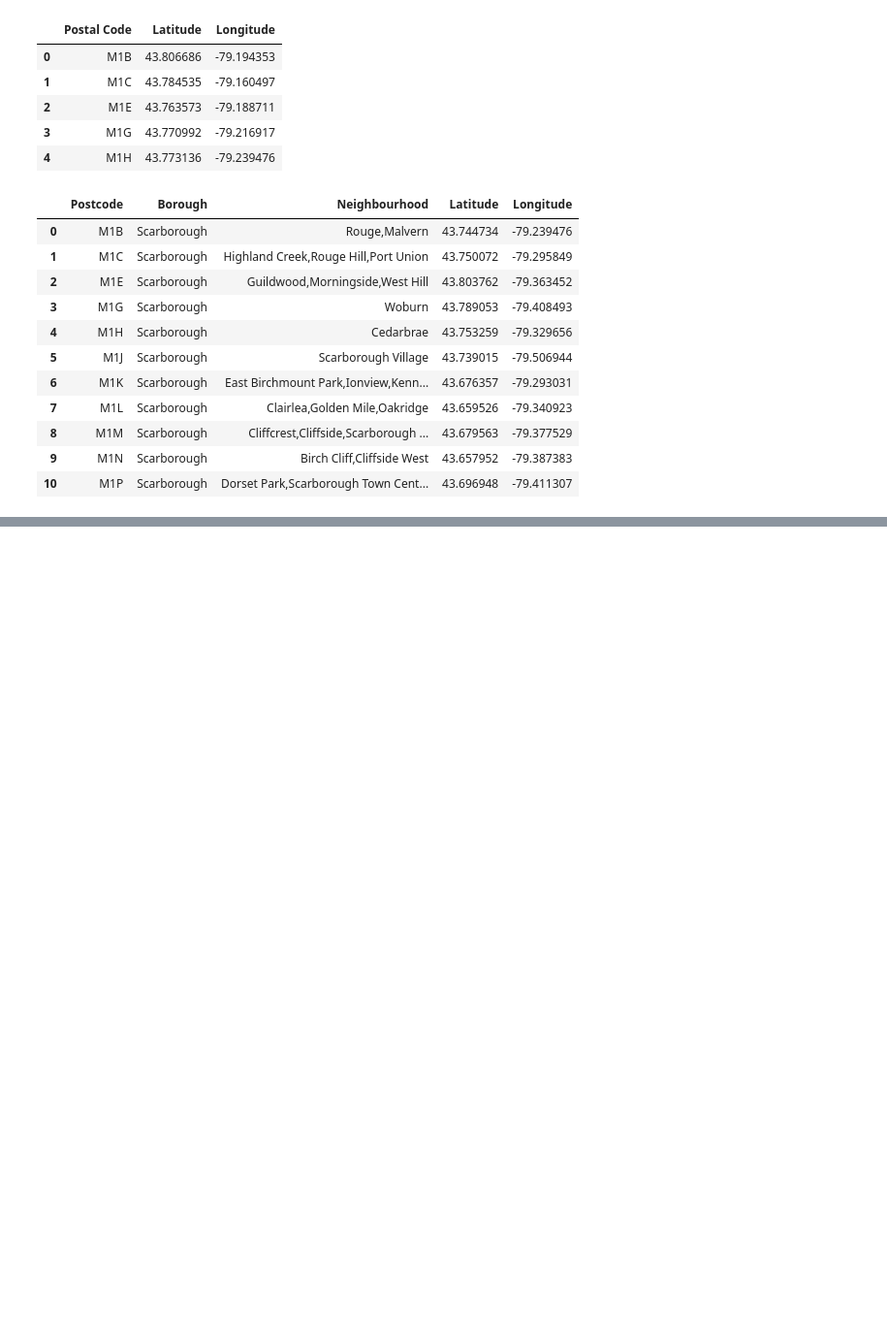
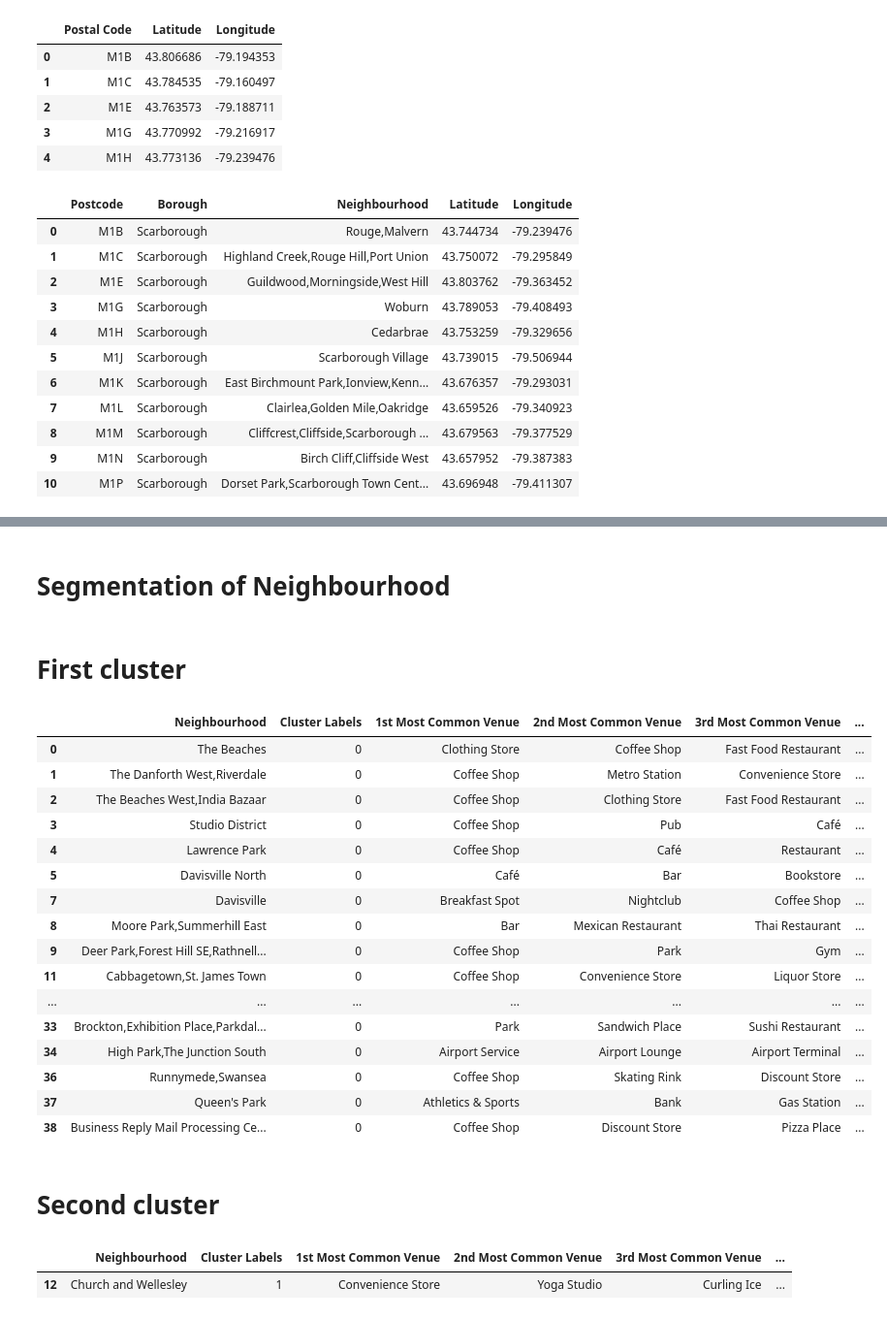
Before and after one commit to Akshata2889/Coursera_Capstone-, a Jupyter notebook: Segmentation and Clustering.ipynb, the cells around one changed output, grey strips where cells are left out. Shown: that part at 97% size. Cells and saved outputs as stored; diff of their text form; code cells hidden in the pictures; blank space fills up the shorter version.

```diff
--- a/Segmentation and Clustering.ipynb
+++ b/Segmentation and Clustering.ipynb
@@ -151,0 +406,22 @@ new_df.head(11)
+# %%
+import numpy as np
+
+num_top_venues = 10
+
+indicators = ['st', 'nd', 'rd']
+
+columns = ['Neighbourhood']
+for ind in np.arange(num_top_venues):
+    try:
+        columns.append('{}{} Most Common Venue'.format(ind+1, indicators[ind]))
+    except:
+        columns.append('{}th Most Common Venue'.format(ind+1))
+
+
+neighbourhood_venues_df = pd.DataFrame(columns=columns)
+neighbourhood_venues_df['Neighbourhood'] = toronto_grouped['Neighbourhood']
+
+for ind in np.arange(toronto_grouped.shape[0]):
+    neighbourhood_venues_df.iloc[ind, 1:] = return_most_common_venues(toronto_grouped.iloc[ind, :], num_top_venues)
+
+neighbourhood_venues_df.head()
@@ -151,0 +437,8 @@ new_df.head(11)
+# %%
+kclusters = 6
+
+toronto_neighbourhood_clustering = toronto_grouped.drop('Neighbourhood', 1)
+
+kmeans = KMeans(n_clusters=kclusters, random_state=0).fit(toronto_neighbourhood_clustering)
+
+kmeans.labels_[0:10]
@@ -151,0 +447,9 @@ new_df.head(11)
+# %%
+
+neighbourhood_venues_df.insert(0, 'Cluster Labels', kmeans.labels_)
+
+df_merged = toronto_data
+
+df_merged = df_merged.join(neighbourhood_venues_df.set_index('Neighbourhood'), on='Neighbourhood')
+
+df_merged.head()
@@ -151,0 +489,31 @@ new_df.head(11)
+# %% [markdown]
+# Segmentation of Neighbourhood
+# %% [markdown]
+# First cluster
+# %%
+df_merged.loc[df_merged['Cluster Labels'] == 0, df_merged.columns[[2] + list(range(5, df_merged.shape[1]))]]
+# %% [output]
+|  | Neighbourhood | Cluster Labels | 1st Most Common Venue | 2nd Most Common Venue | 3rd Most Common Venue | ... |
+| 0 | The Beaches | 0 | Clothing Store | Coffee Shop | Fast Food Restaurant | ... |
+| 1 | The Danforth West,Riverdale | 0 | Coffee Shop | Metro Station | Convenience Store | ... |
+| 2 | The Beaches West,India Bazaar | 0 | Coffee Shop | Clothing Store | Fast Food Restaurant | ... |
+| 3 | Studio District | 0 | Coffee Shop | Pub | Café | ... |
+| 4 | Lawrence Park | 0 | Coffee Shop | Café | Restaurant | ... |
+| 5 | Davisville North | 0 | Café | Bar | Bookstore | ... |
+| 7 | Davisville | 0 | Breakfast Spot | Nightclub | Coffee Shop | ... |
+| 8 | Moore Park,Summerhill East | 0 | Bar | Mexican Restaurant | Thai Restaurant | ... |
+| 9 | Deer Park,Forest Hill SE,Rathnell... | 0 | Coffee Shop | Park | Gym | ... |
+| 11 | Cabbagetown,St. James Town | 0 | Coffee Shop | Convenience Store | Liquor Store | ... |
+| ... | ... | ... | ... | ... | ... | ... |
+| 33 | Brockton,Exhibition Place,Parkdal... | 0 | Park | Sandwich Place | Sushi Restaurant | ... |
+| 34 | High Park,The Junction South | 0 | Airport Service | Airport Lounge | Airport Terminal | ... |
+| 36 | Runnymede,Swansea | 0 | Coffee Shop | Skating Rink | Discount Store | ... |
+| 37 | Queen's Park | 0 | Athletics & Sports | Bank | Gas Station | ... |
+| 38 | Business Reply Mail Processing Ce... | 0 | Coffee Shop | Discount Store | Pizza Place | ... |
+# %% [markdown]
+# Second cluster
+# %%
+df_merged.loc[df_merged['Cluster Labels'] == 1, df_merged.columns[[2] + list(range(5, df_merged.shape[1]))]]
+# %% [output]
+|  | Neighbourhood | Cluster Labels | 1st Most Common Venue | 2nd Most Common Venue | 3rd Most Common Venue | ... |
+| 12 | Church and Wellesley | 1 | Convenience Store | Yoga Studio | Curling Ice | ... |
```
Also changed, not shown: parts of 30 cells of this notebook.
